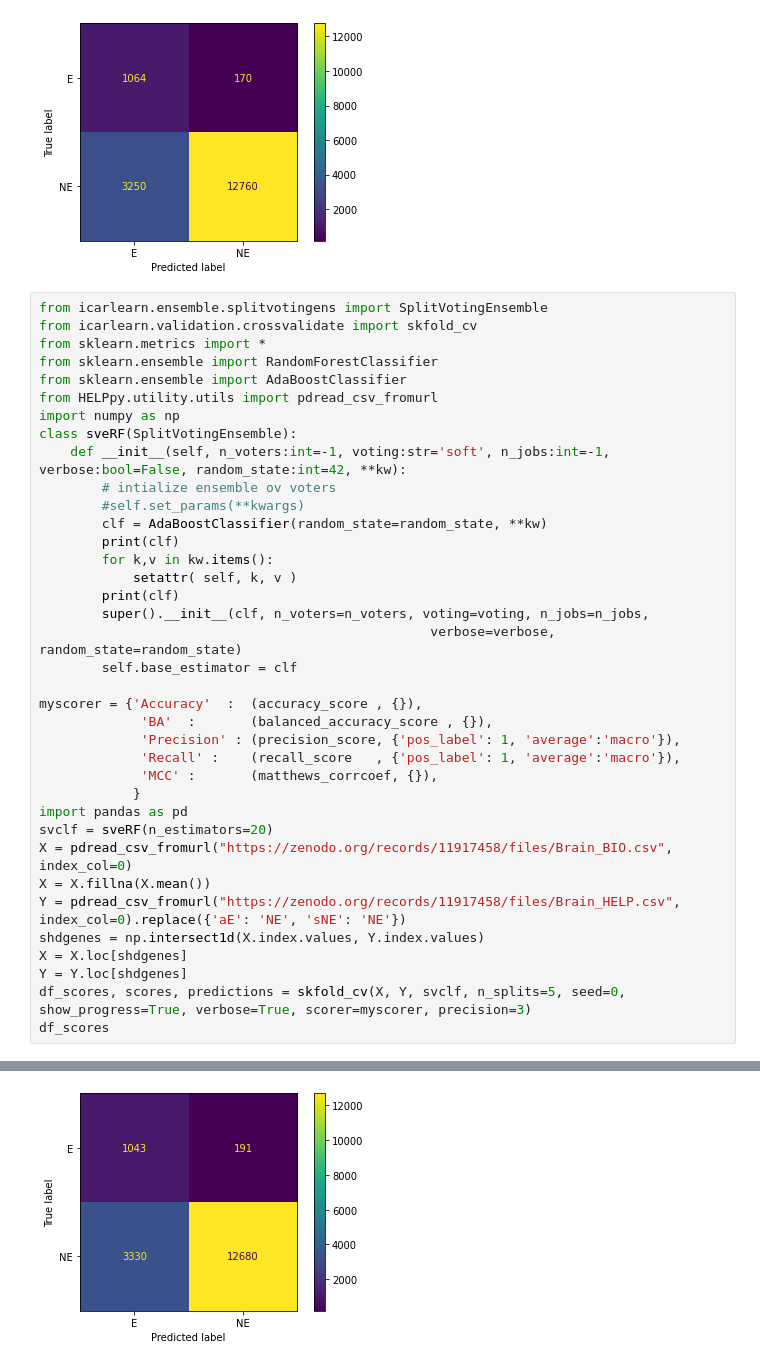
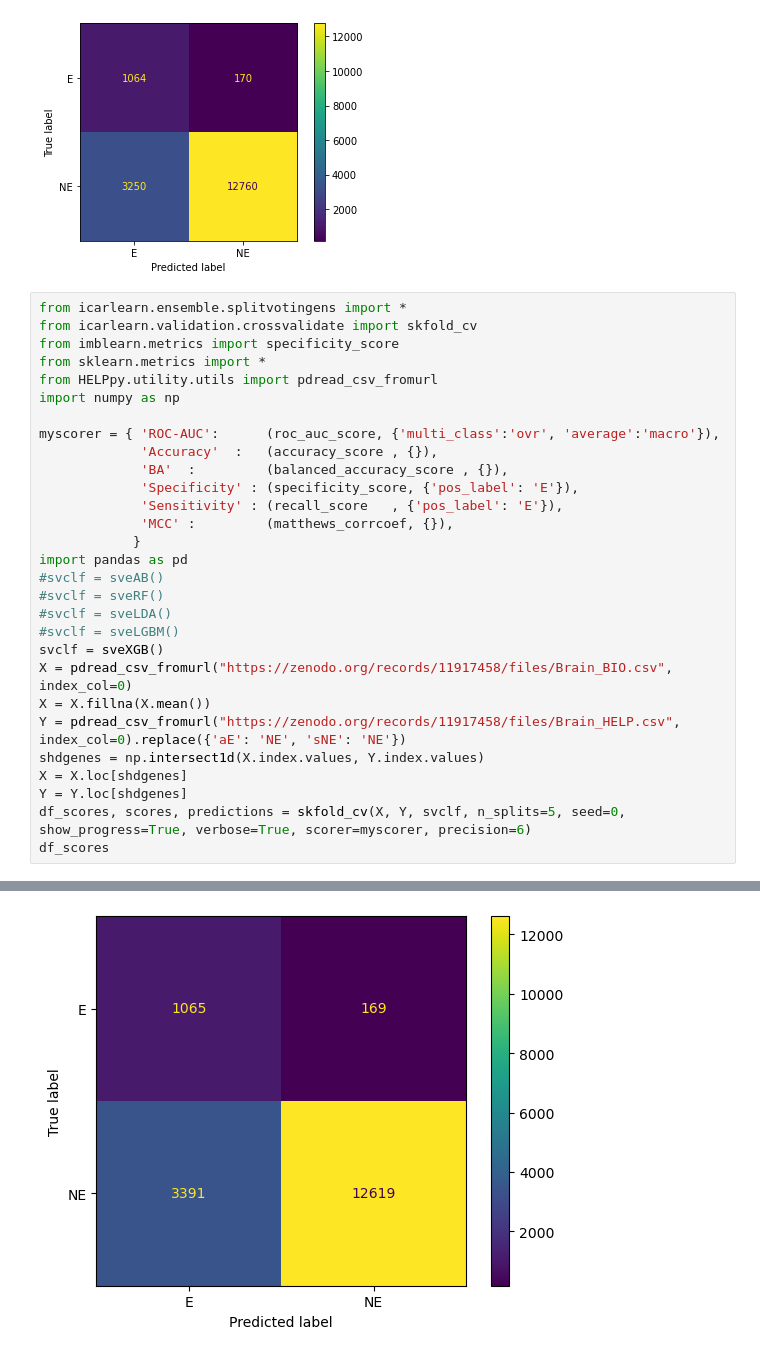
Before and after one commit to giordamaug/ICARlearn, a Jupyter notebook: examples/cv_iris.ipynb, the cells around one changed output, grey strips where cells are left out. Saved outputs shown, nothing was run; the diff lists cells and outputs as text.

```diff
--- a/examples/cv_iris.ipynb
+++ b/examples/cv_iris.ipynb
@@ -79,40 +79,32 @@ Classification with SplitVotingEnsemble...
 | MCC | 0.3924±0.0088 |
 [figure]
 # %%
-from icarlearn.ensemble.splitvotingens import SplitVotingEnsemble
+from icarlearn.ensemble.splitvotingens import *
 from icarlearn.validation.crossvalidate import skfold_cv
+from imblearn.metrics import specificity_score
 from sklearn.metrics import *
-from sklearn.ensemble import RandomForestClassifier
-from sklearn.ensemble import AdaBoostClassifier
 from HELPpy.utility.utils import pdread_csv_fromurl
 import numpy as np
-class sveRF(SplitVotingEnsemble):
-    def __init__(self, n_voters:int=-1, voting:str='soft', n_jobs:int=-1, verbose:bool=False, random_state:int=42, **kw):
-        # intialize ensemble ov voters
-        #self.set_params(**kwargs)
-        clf = AdaBoostClassifier(random_state=random_state, **kw)
-        print(clf)
-        for k,v in kw.items():
-            setattr( self, k, v )
-        print(clf)
-        super().__init__(clf, n_voters=n_voters, voting=voting, n_jobs=n_jobs,
-                                                  verbose=verbose, random_state=random_state)
-        self.base_estimator = clf
 
-myscorer = {'Accuracy'  :  (accuracy_score , {}),
-             'BA'  :       (balanced_accuracy_score , {}),
-             'Precision' : (precision_score, {'pos_label': 1, 'average':'macro'}),
-             'Recall' :    (recall_score   , {'pos_label': 1, 'average':'macro'}),
-             'MCC' :       (matthews_corrcoef, {}),
+myscorer = { 'ROC-AUC':      (roc_auc_score, {'multi_class':'ovr', 'average':'macro'}),
+             'Accuracy'  :   (accuracy_score , {}),
+             'BA'  :         (balanced_accuracy_score , {}),
+             'Specificity' : (specificity_score, {'pos_label': 'E'}),
+             'Sensitivity' : (recall_score   , {'pos_label': 'E'}),
+             'MCC' :         (matthews_corrcoef, {}),
             }
 import pandas as pd
-svclf = sveRF(n_estimators=20)
+#svclf = sveAB()
+#svclf = sveRF()
+#svclf = sveLDA()
+#svclf = sveLGBM()
+svclf = sveXGB()
 X = pdread_csv_fromurl("https://zenodo.org/records/11917458/files/Brain_BIO.csv", index_col=0)
 X = X.fillna(X.mean())
 Y = pdread_csv_fromurl("https://zenodo.org/records/11917458/files/Brain_HELP.csv", index_col=0).replace({'aE': 'NE', 'sNE': 'NE'})
 shdgenes = np.intersect1d(X.index.values, Y.index.values)
 X = X.loc[shdgenes]
 Y = Y.loc[shdgenes]
-df_scores, scores, predictions = skfold_cv(X, Y, svclf, n_splits=5, seed=0, show_progress=True, verbose=True, scorer=myscorer, precision=3)
+df_scores, scores, predictions = skfold_cv(X, Y, svclf, n_splits=5, seed=0, show_progress=True, verbose=True, scorer=myscorer, precision=6)
 df_scores
 # %% [output]
@@ -138 +131 @@ AdaBoostClassifier(random_state=42)
-[figure, old version]
+[figure, new version]
```
Also changed, not shown: parts of 1 cell of this notebook, 2 other files.
